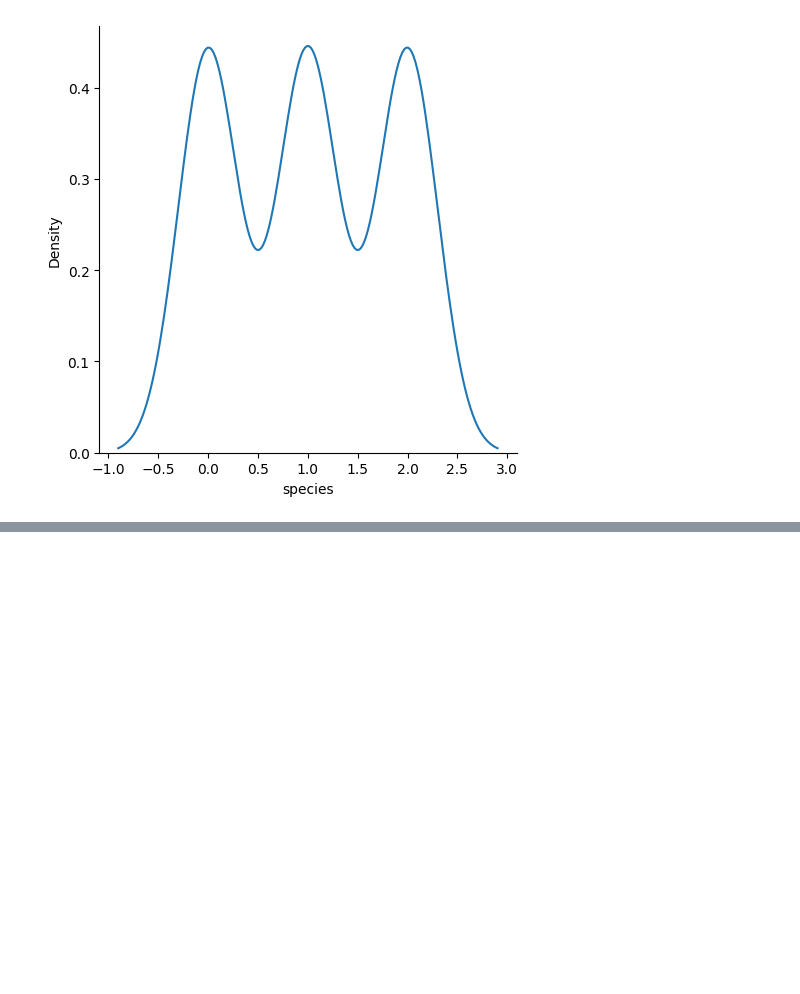
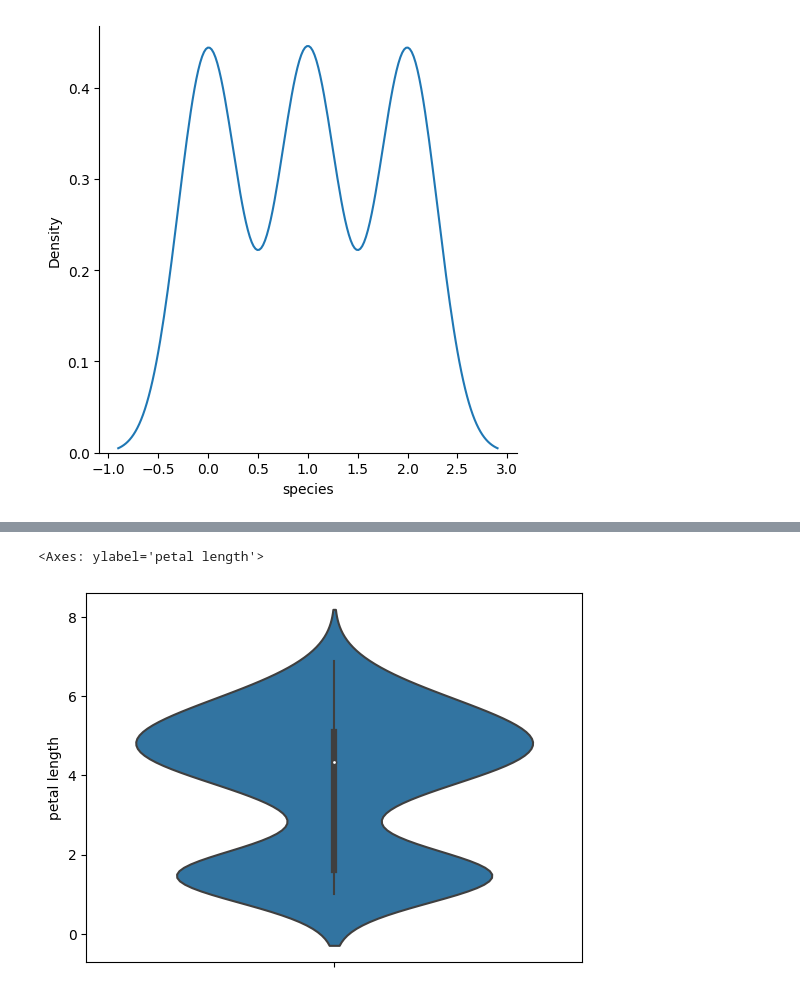
Before and after one commit to onword333/stepik-intro-to-ds-and-ml, a Jupyter notebook: assets/1_7_lesson.ipynb, the cells around one changed output, grey strips where cells are left out. Drawn from its saved outputs; the diff is of its cells as text; code cells hidden in the pictures; blank space fills up the shorter version.

Commit message:
Урок 1.7.10 Задание
Нарисуйте распределение длины лепестков ирисов из предыдущего датасэта с
помощью violin плота и выберите правильный (такой же) вариант среди

```diff
--- a/assets/1_7_lesson.ipynb
+++ b/assets/1_7_lesson.ipynb
@@ -151,0 +159,5 @@ for column in iris:
+# %%
+sns.violinplot(y=iris['petal length'])
+# %% [output]
+<Axes: ylabel='petal length'>
+[figure, added]
```
Also changed, not shown: parts of 1 cell of this notebook, 1 other file.
